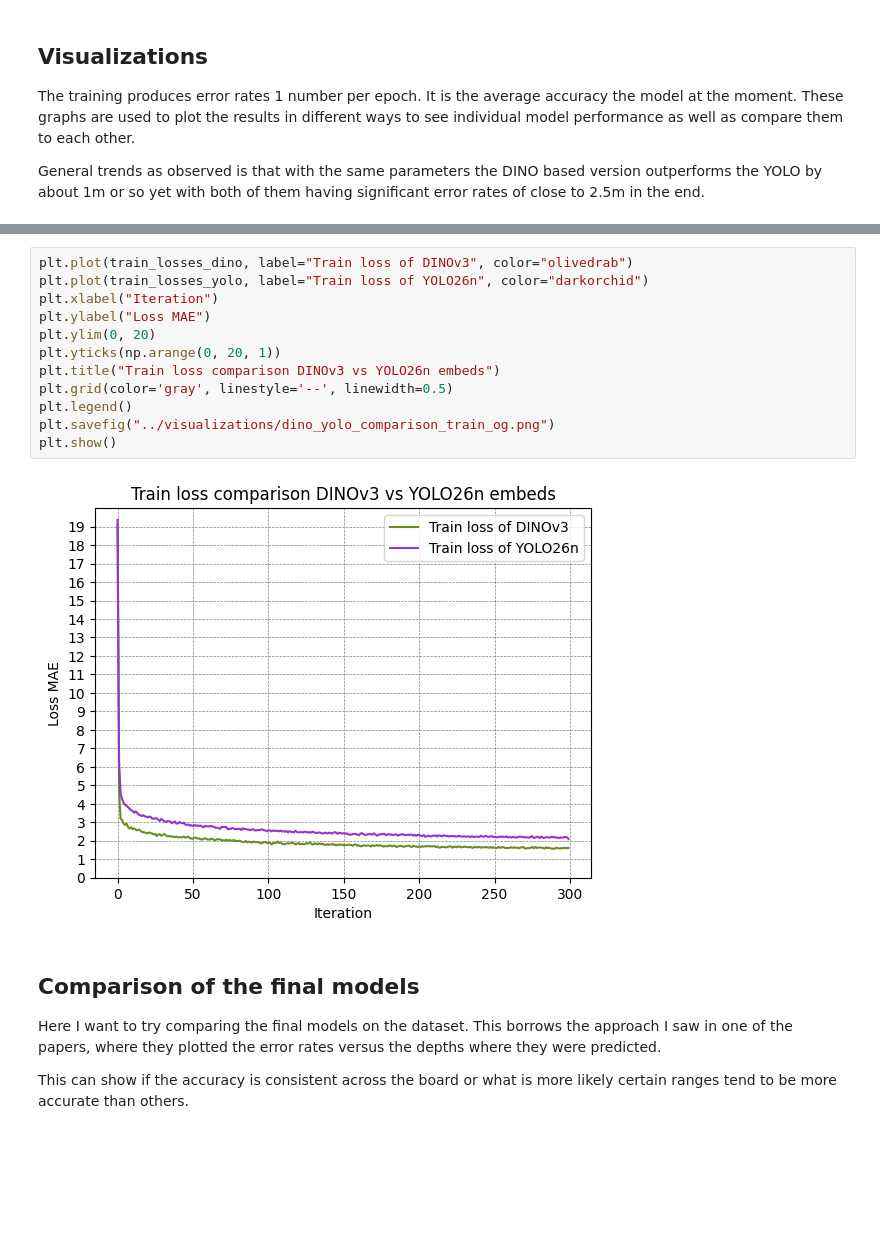
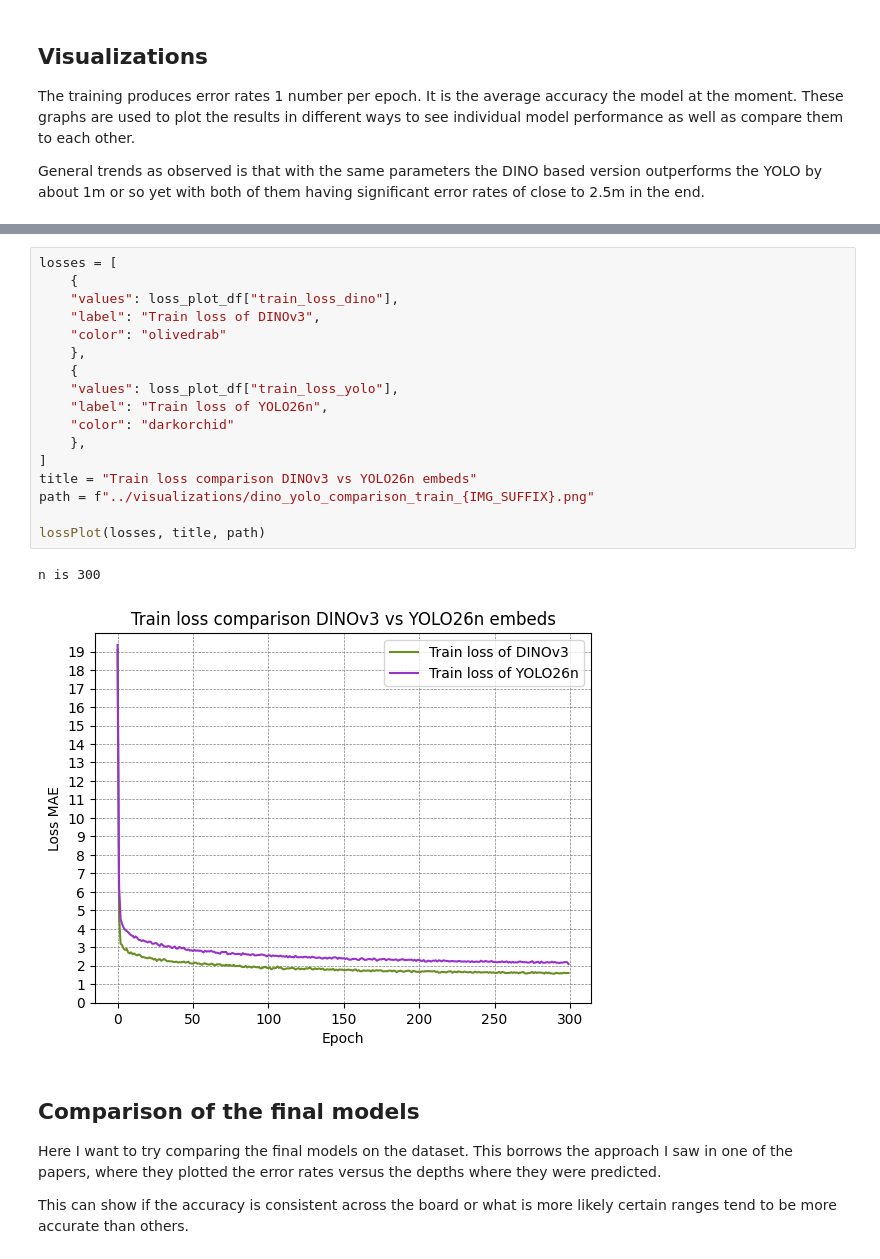
Before and after one commit to TPdkr/thesis, a Jupyter notebook: src/model.ipynb, the cells around one changed output, grey strips where cells are left out. Cells and saved outputs as stored; diff of their text form; blank space fills up the shorter version.

```diff
--- a/src/model.ipynb
+++ b/src/model.ipynb
@@ -341,17 +373,23 @@ plt.show()
 # %%
-plt.plot(train_losses_dino, label="Train loss of DINOv3", color="olivedrab")
-plt.plot(train_losses_yolo, label="Train loss of YOLO26n", color="darkorchid")
-plt.xlabel("Iteration")
-plt.ylabel("Loss MAE")
-plt.ylim(0, 20)
-plt.yticks(np.arange(0, 20, 1))
-plt.title("Train loss comparison DINOv3 vs YOLO26n embeds")
-plt.grid(color='gray', linestyle='--', linewidth=0.5)
-plt.legend()
-plt.savefig("../visualizations/dino_yolo_comparison_train_og.png")
-plt.show()
+losses = [
+    {
+    "values": loss_plot_df["train_loss_dino"],
+    "label": "Train loss of DINOv3",
+    "color": "olivedrab"
+    },
+    {
+    "values": loss_plot_df["train_loss_yolo"],
+    "label": "Train loss of YOLO26n",
+    "color": "darkorchid"
+    },
+]
+title = "Train loss comparison DINOv3 vs YOLO26n embeds"
+path = f"../visualizations/dino_yolo_comparison_train_{IMG_SUFFIX}.png"
+
+lossPlot(losses, title, path)
 # %% [output]
+n is 300
-[figure, old version]
+[figure, new version]
 # %% [markdown]
 ## Comparison of the final models
 
```
Also changed, not shown: parts of 7 cells of this notebook, 5 other files.
